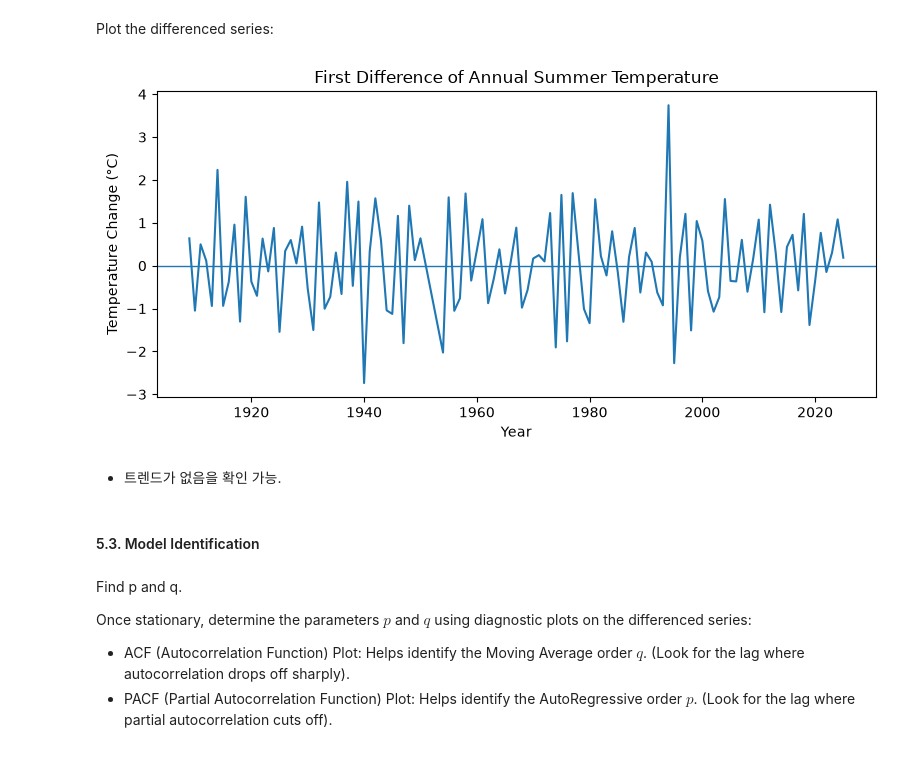
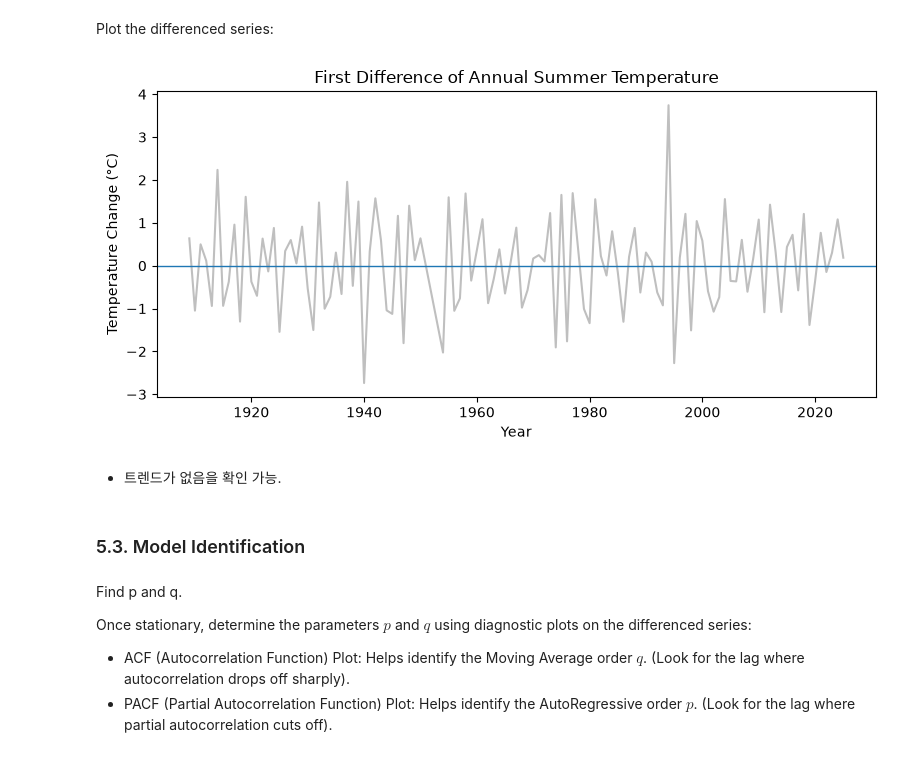
Before and after one commit to freepoincare/time-series-data-analysis, a Jupyter notebook: notebooks/5_prediction.ipynb, the cells around one changed output. Saved outputs shown, nothing was run; the diff lists cells and outputs as text; code cells hidden in the pictures.

```diff
--- a/notebooks/5_prediction.ipynb
+++ b/notebooks/5_prediction.ipynb
@@ -308,19 +331,19 @@ New p-value: 2.7252378382319855e-14
 Plot the differenced series:
 # %%
 plt.figure(figsize=(8, 4))
-plt.plot(summer_diff.index, summer_diff.values)
+plt.plot(summer_diff.index, summer_diff.values, color="gray", alpha=0.5)
 plt.axhline(0, linewidth=1)
 plt.xlabel("Year")
 plt.ylabel("Temperature Change (°C)")
 plt.title("First Difference of Annual Summer Temperature")
 plt.tight_layout()
 plt.show()
 # %% [output]
-[figure, old version]
+[figure, new version]
 # %% [markdown]
 * 트렌드가 없음을 확인 가능.
 # %% [markdown]
-#### 5.3. Model Identification
+### 5.3. Model Identification
 # %% [markdown]
 Find p and q.
 
```
Also changed, not shown: parts of 23 cells of this notebook.
